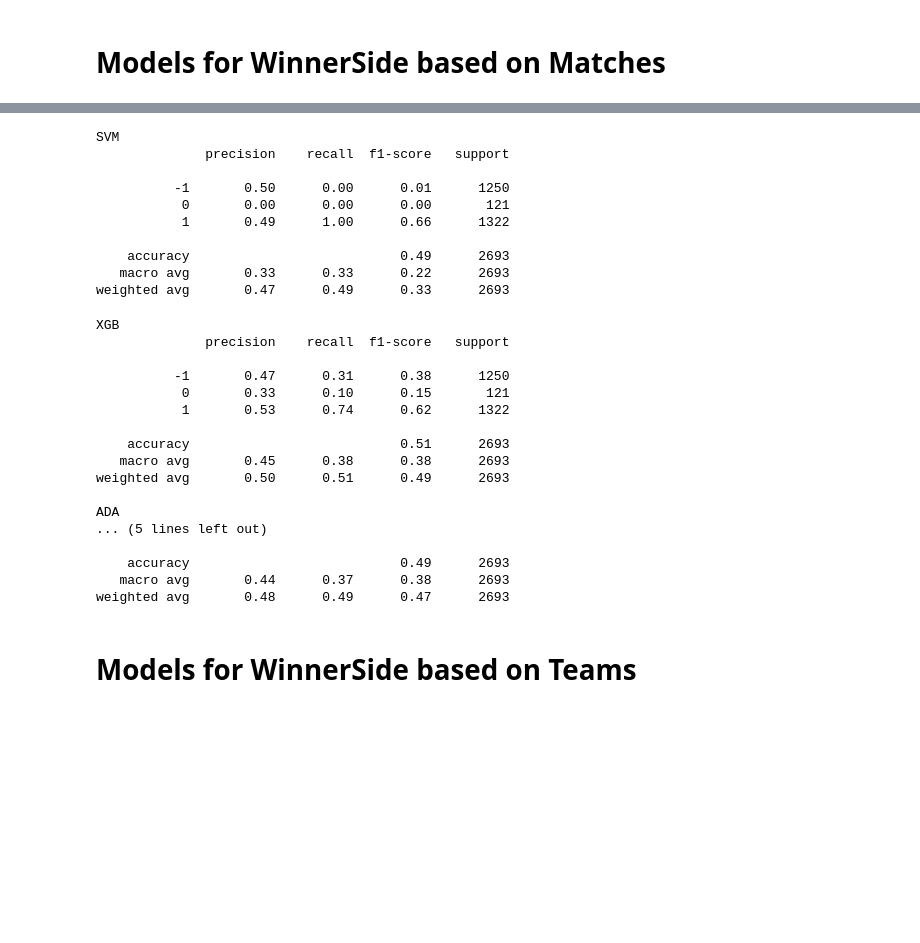
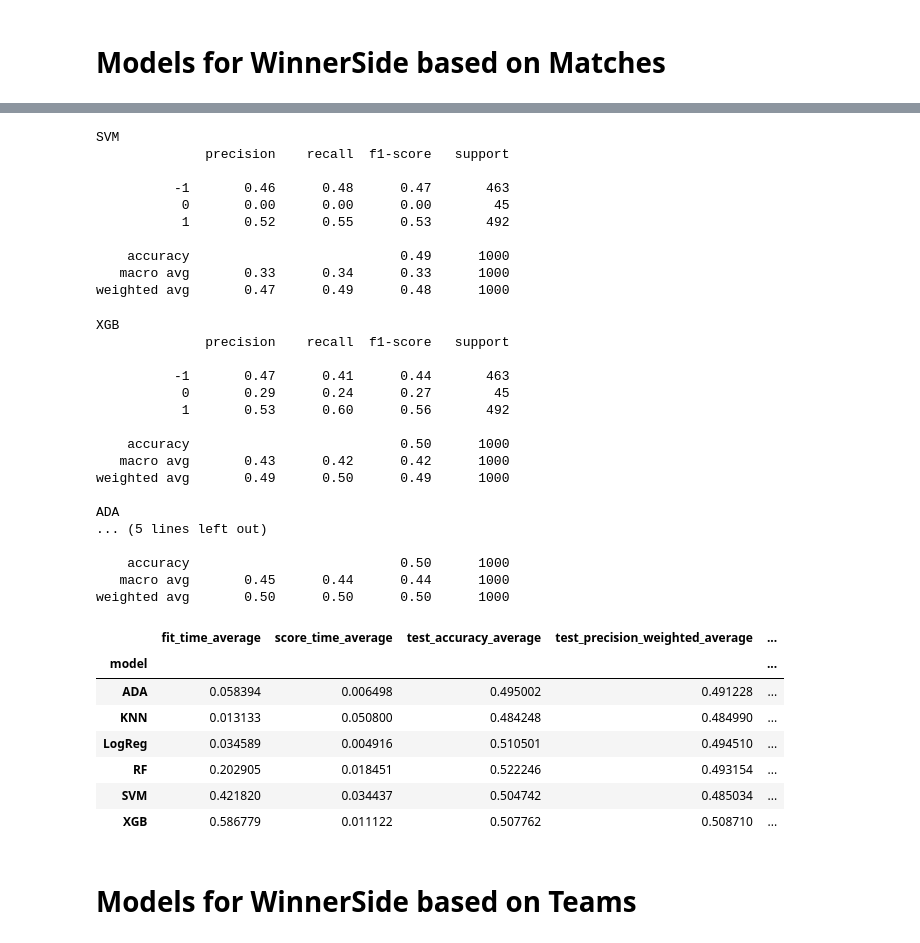
Before and after one commit to gandhimonil9823/CS_GO_Analysis, a Jupyter notebook: Algorithm_Analysis.ipynb, the cells around one changed output, grey strips where cells are left out. Drawn from its saved outputs; the diff is of its cells as text; code cells hidden in the pictures; blank space fills up the shorter version.

```diff
--- a/Algorithm_Analysis.ipynb
+++ b/Algorithm_Analysis.ipynb
@@ -229,33 +243,30 @@ weighted avg       0.79      0.79      0.79     10000
 # %% [markdown]
 # Models for WinnerSide based on Matches
 # %%
-def run_models_multiclass(X_train, X_test, Y_train, Y_test, models):
-  scoring = ['accuracy', 'precision_weighted', 'recall_weighted', 'f1_weighted']
-  dfs = []
+def run_models_multiclass(X_train, X_test, Y_train, Y_test, model_eval):
+  scoring_metrics = ['accuracy', 'precision_weighted', 'recall_weighted', 'f1_weighted']
+  df_to_output = []
   results = []
   names = []
-  for name, model in models:
-    kfold = model_selection.KFold(n_splits=6, shuffle=True, random_state=90210)
-    cv_results = model_selection.cross_validate(model, X_train, Y_train, cv=kfold, scoring=scoring)
-    clf = model.fit(X_train, Y_train)
-    y_pred = clf.predict(X_test)
+  for name, model in model_eval:
+    kfold_validation = model_selection.KFold(n_splits=6, shuffle=True)
+    cv_result_kfold = model_selection.cross_validate(model, X_train, Y_train, cv=kfold_validation, scoring=scoring_metrics)
+    model_fit = model.fit(X_train, Y_train)
+    y_pred = model_fit.predict(X_test)
     print(name)
     print(classification_report(Y_test, y_pred))
-    results.append(cv_results)
-    this_df = pd.DataFrame(cv_results)
-    this_df['model'] = name
-    dfs.append(this_df)
-  final = pd.concat(dfs, ignore_index=True)
+    results.append(cv_result_kfold)
+    df_to_append = pd.DataFrame(cv_result_kfold)
+    df_to_append['model'] = name
+    df_to_output.append(df_to_append)
+  final = pd.concat(df_to_output, ignore_index=True)
   return final
 # %%
 df_winner_matches_agg = df_winner_matches_agg.dropna()
 
-X = df_winner_matches_agg.drop('winner_class', axis = 1)[:50000]
+X = df_winner_matches_agg.drop('winner_class', axis = 1)[:5000]
 
-
-y = df_winner_matches_agg['winner_class'][:50000]
-
-# y = preprocessing.label_binarize(df_winner_matches_agg['winner_class'][:10000], classes=[0, 1, -1])
+y = df_winner_matches_agg['winner_class'][:5000]
 
 
 # using train_test_split for splitting the data into four different sets with 20% for the test data set
@@ -268,7 +279,7 @@ X_train = standard_scalar.fit_transform(X_train)
 
 X_test = standard_scalar.fit_transform(X_test)
 
-models = [
+models_eval = [
             ('LogReg', LogisticRegression(multi_class="ovr")),
             ('RF', RandomForestClassifier(max_depth=2, random_state=0)),
             ('KNN', KNeighborsClassifier(n_neighbors=8)),
@@ -286,13 +297,15 @@ models = [
                                                                              splitter='best'),
                                                                               learning_rate=0.5, n_estimators=10))]
 # %%
-df_kfold_results = run_models_multiclass(X_train, X_test, Y_train, Y_test, models)
+df_kfold_results = run_models_multiclass(X_train, X_test, Y_train, Y_test, models_eval)
 
 df_kfold_results_average_values = df_kfold_results.groupby('model').mean()
 
 df_kfold_results_average_values.columns = [str(col) + '_average' for col in df_kfold_results_average_values.columns]
 
-df_kfold_results_average_values.to_csv("winnerSide_matches.csv")
+df_kfold_results_average_values
+
+# df_kfold_results_average_values.to_csv("winnerSide_matches.csv")
 # %% [output]
 LogReg
               precision    recall  f1-score   support
@@ -327,30 +340,38 @@ weighted avg       0.50      0.51      0.50      2693
 SVM
               precision    recall  f1-score   support
 
-          -1       0.50      0.00      0.01      1250
-           0       0.00      0.00      0.00       121
-           1       0.49      1.00      0.66      1322
+          -1       0.46      0.48      0.47       463
+           0       0.00      0.00      0.00        45
+           1       0.52      0.55      0.53       492
 
-    accuracy                           0.49      2693
-   macro avg       0.33      0.33      0.22      2693
-weighted avg       0.47      0.49      0.33      2693
+    accuracy                           0.49      1000
+   macro avg       0.33      0.34      0.33      1000
+weighted avg       0.47      0.49      0.48      1000
 XGB
               precision    recall  f1-score   support
 
-          -1       0.47      0.31      0.38      1250
-           0       0.33      0.10      0.15       121
-           1       0.53      0.74      0.62      1322
+          -1       0.47      0.41      0.44       463
+           0       0.29      0.24      0.27        45
+           1       0.53      0.60      0.56       492
 
-    accuracy                           0.51      2693
-   macro avg       0.45      0.38      0.38      2693
-weighted avg       0.50      0.51      0.49      2693
+    accuracy                           0.50      1000
+   macro avg       0.43      0.42      0.42      1000
+weighted avg       0.49      0.50      0.49      1000
 
 ADA
 ... (5 lines left out)
 
-    accuracy                           0.49      2693
-   macro avg       0.44      0.37      0.38      2693
-weighted avg       0.48      0.49      0.47      2693
+    accuracy                           0.50      1000
+   macro avg       0.45      0.44      0.44      1000
+weighted avg       0.50      0.50      0.50      1000
+|  | fit_time_average | score_time_average | test_accuracy_average | test_precision_weighted_average | ... |
+| model |  |  |  |  | ... |
+| ADA | 0.058394 | 0.006498 | 0.495002 | 0.491228 | ... |
+| KNN | 0.013133 | 0.050800 | 0.484248 | 0.484990 | ... |
+| LogReg | 0.034589 | 0.004916 | 0.510501 | 0.494510 | ... |
+| RF | 0.202905 | 0.018451 | 0.522246 | 0.493154 | ... |
+| SVM | 0.421820 | 0.034437 | 0.504742 | 0.485034 | ... |
+| XGB | 0.586779 | 0.011122 | 0.507762 | 0.508710 | ... |
 # %% [markdown]
 # Models for WinnerSide based on Teams
 # %%
```
Also changed, not shown: parts of 10 cells of this notebook.
